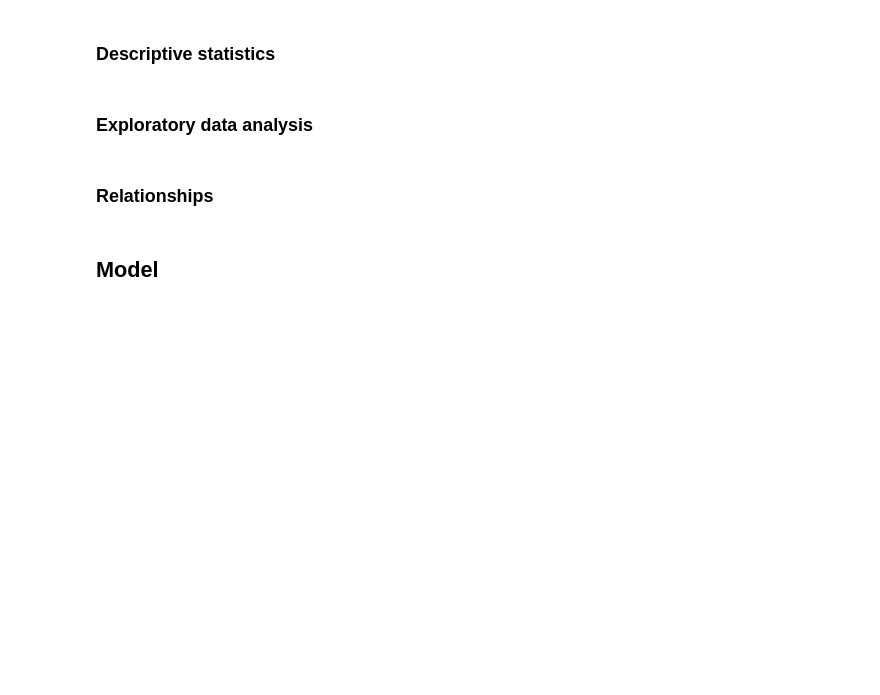
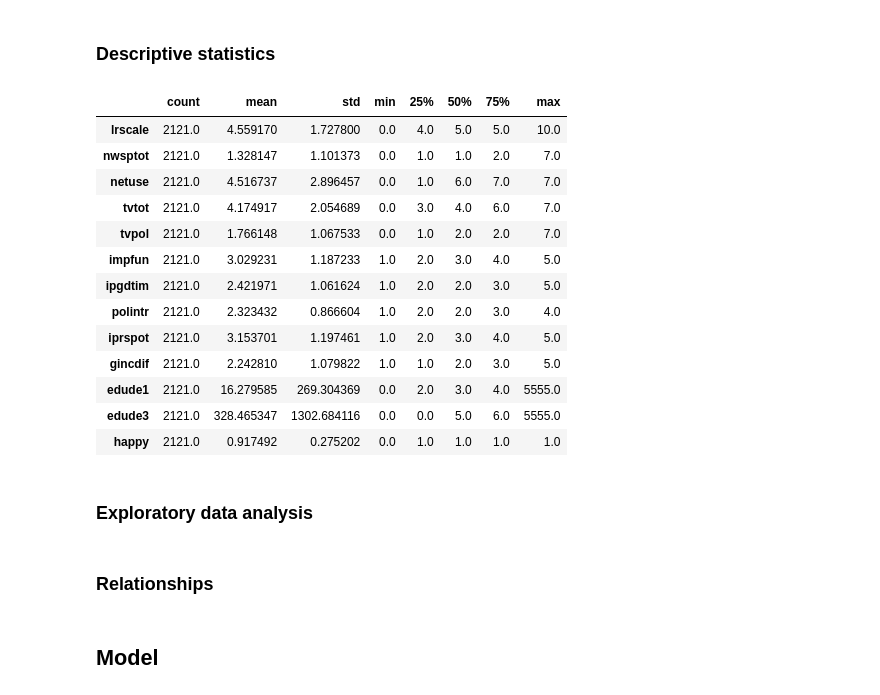
Before and after one commit to HdM-DataAnalytics/Project, a Jupyter notebook: notebooks/draft-analysis.ipynb, the cells around one changed output. Saved outputs shown, nothing was run; the diff lists cells and outputs as text; code cells hidden in the pictures; blank space fills up the shorter version.

Commit message:
Added data splitting

```diff
--- a/notebooks/draft-analysis.ipynb
+++ b/notebooks/draft-analysis.ipynb
@@ -678,0 +661,7 @@ cls_df_clean.columns.tolist()
+# %%
+print(cls_df_clean.columns.tolist())
+
+y_label = "happy"
+
+X = cls_df_clean.drop(y_label, axis=1)
+y = cls_df_clean[y_label]
@@ -679,2 +673,2 @@ cls_df_clean.columns.tolist()
 # %%
-X_cls_train, X_cls_test, y_cls_train, y_cls_test = train_test_split(cls_df_clean, 0.8, 0.2, random_state=5, shuffle = True)
+X_cls_train, X_cls_test, y_cls_train, y_cls_test = train_test_split(X, y, test_size=0.3, random_state=5, stratify=y)
@@ -682,0 +705,5 @@ X_cls_train, X_cls_test, y_cls_train, y_cls_test = train_test_split(cls_df_clean
+# %%
+df_train_cls = pd.DataFrame(X_cls_train).copy()
+df_train_cls["happy"] = y_cls_train
+
+df_train_cls.head()
@@ -683,5 +717,22 @@ X_cls_train, X_cls_test, y_cls_train, y_cls_test = train_test_split(cls_df_clean
 # %% [markdown]
 ### Descriptive statistics
+# %%
+df_train_cls.describe().T
+# %% [output]
+|  | count | mean | std | min | 25% | 50% | 75% | max |
+| lrscale | 2121.0 | 4.559170 | 1.727800 | 0.0 | 4.0 | 5.0 | 5.0 | 10.0 |
+| nwsptot | 2121.0 | 1.328147 | 1.101373 | 0.0 | 1.0 | 1.0 | 2.0 | 7.0 |
+| netuse | 2121.0 | 4.516737 | 2.896457 | 0.0 | 1.0 | 6.0 | 7.0 | 7.0 |
+| tvtot | 2121.0 | 4.174917 | 2.054689 | 0.0 | 3.0 | 4.0 | 6.0 | 7.0 |
+| tvpol | 2121.0 | 1.766148 | 1.067533 | 0.0 | 1.0 | 2.0 | 2.0 | 7.0 |
+| impfun | 2121.0 | 3.029231 | 1.187233 | 1.0 | 2.0 | 3.0 | 4.0 | 5.0 |
+| ipgdtim | 2121.0 | 2.421971 | 1.061624 | 1.0 | 2.0 | 2.0 | 3.0 | 5.0 |
+| polintr | 2121.0 | 2.323432 | 0.866604 | 1.0 | 2.0 | 2.0 | 3.0 | 4.0 |
+| iprspot | 2121.0 | 3.153701 | 1.197461 | 1.0 | 2.0 | 3.0 | 4.0 | 5.0 |
+| gincdif | 2121.0 | 2.242810 | 1.079822 | 1.0 | 1.0 | 2.0 | 3.0 | 5.0 |
+| edude1 | 2121.0 | 16.279585 | 269.304369 | 0.0 | 2.0 | 3.0 | 4.0 | 5555.0 |
+| edude3 | 2121.0 | 328.465347 | 1302.684116 | 0.0 | 0.0 | 5.0 | 6.0 | 5555.0 |
+| happy | 2121.0 | 0.917492 | 0.275202 | 0.0 | 1.0 | 1.0 | 1.0 | 1.0 |
 # %% [markdown]
 ### Exploratory data analysis
 # %% [markdown]
```
Also changed, not shown: parts of 13 cells of this notebook.
